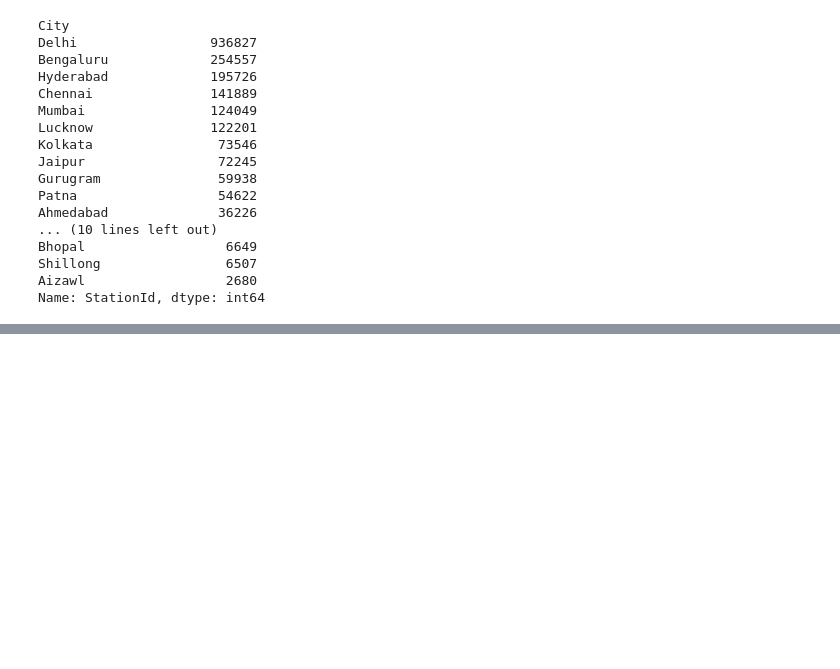
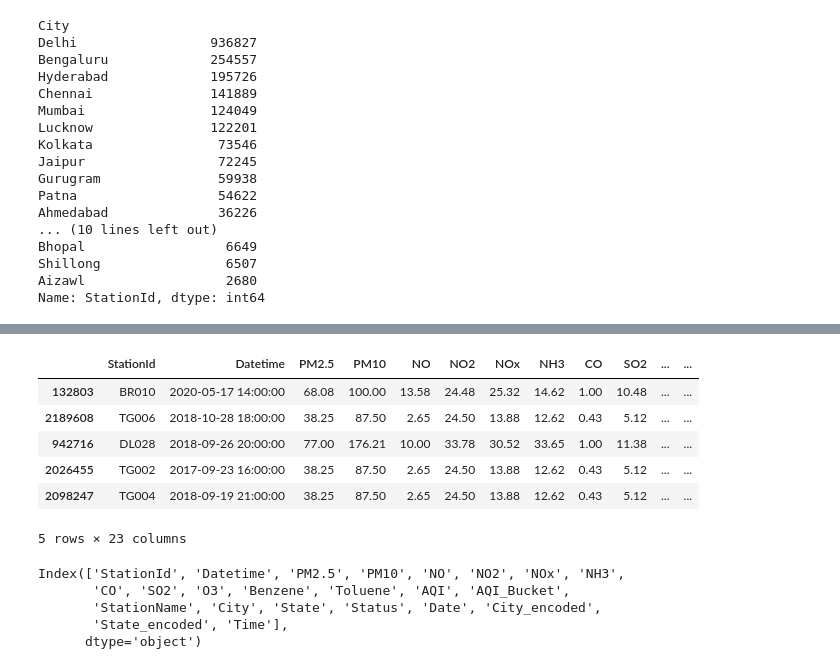
Before and after one commit to Snehratanpara1/AQI_dataset_EDA1, a Jupyter notebook: FE_Stations_Hours.ipynb, the cells around one changed output, grey strips where cells are left out. Saved outputs shown, nothing was run; the diff lists cells and outputs as text; code cells hidden in the pictures; blank space fills up the shorter version.

```diff
--- a/FE_Stations_Hours.ipynb
+++ b/FE_Stations_Hours.ipynb
@@ -569,0 +617,23 @@ Name: StationId, dtype: int64
+# %%
+df['Datetime'] = pd.to_datetime(df['Datetime'])
+# %%
+df['Date'] = df['Datetime'].dt.date
+df['Time'] = df['Datetime'].dt.time
+# %%
+df.sample(5)
+# %% [output]
+|  | StationId | Datetime | PM2.5 | PM10 | NO | NO2 | NOx | NH3 | CO | SO2 | ... | ... |
+| 132803 | BR010 | 2020-05-17 14:00:00 | 68.08 | 100.00 | 13.58 | 24.48 | 25.32 | 14.62 | 1.00 | 10.48 | ... | ... |
+| 2189608 | TG006 | 2018-10-28 18:00:00 | 38.25 | 87.50 | 2.65 | 24.50 | 13.88 | 12.62 | 0.43 | 5.12 | ... | ... |
+| 942716 | DL028 | 2018-09-26 20:00:00 | 77.00 | 176.21 | 10.00 | 33.78 | 30.52 | 33.65 | 1.00 | 11.38 | ... | ... |
+| 2026455 | TG002 | 2017-09-23 16:00:00 | 38.25 | 87.50 | 2.65 | 24.50 | 13.88 | 12.62 | 0.43 | 5.12 | ... | ... |
+| 2098247 | TG004 | 2018-09-19 21:00:00 | 38.25 | 87.50 | 2.65 | 24.50 | 13.88 | 12.62 | 0.43 | 5.12 | ... | ... |
+5 rows × 23 columns
+# %%
+df.columns
+# %% [output]
+Index(['StationId', 'Datetime', 'PM2.5', 'PM10', 'NO', 'NO2', 'NOx', 'NH3',
+       'CO', 'SO2', 'O3', 'Benzene', 'Toluene', 'AQI', 'AQI_Bucket',
+       'StationName', 'City', 'State', 'Status', 'Date', 'City_encoded',
+       'State_encoded', 'Time'],
+      dtype='object')
```
Also changed, not shown: parts of 32 cells of this notebook.
